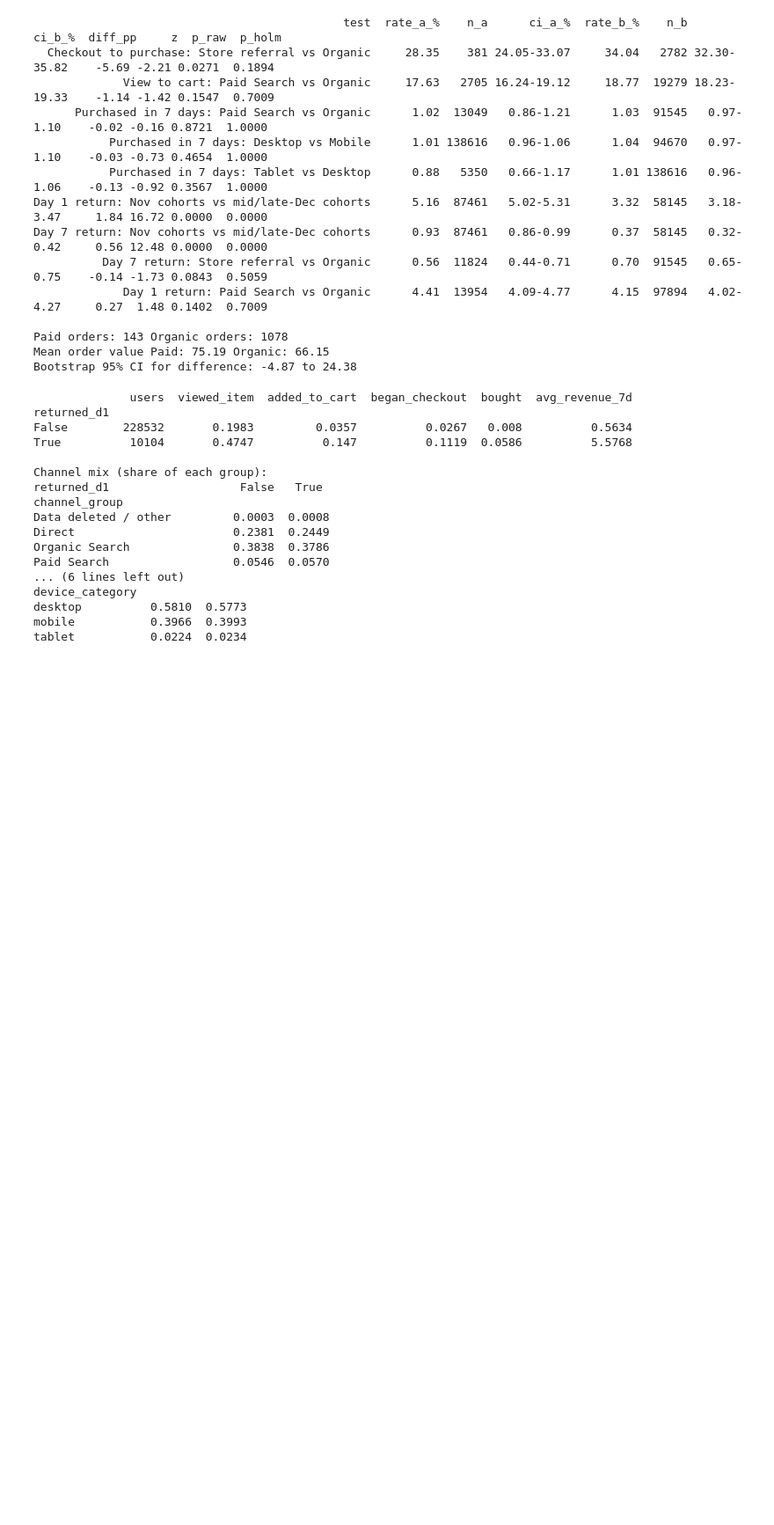
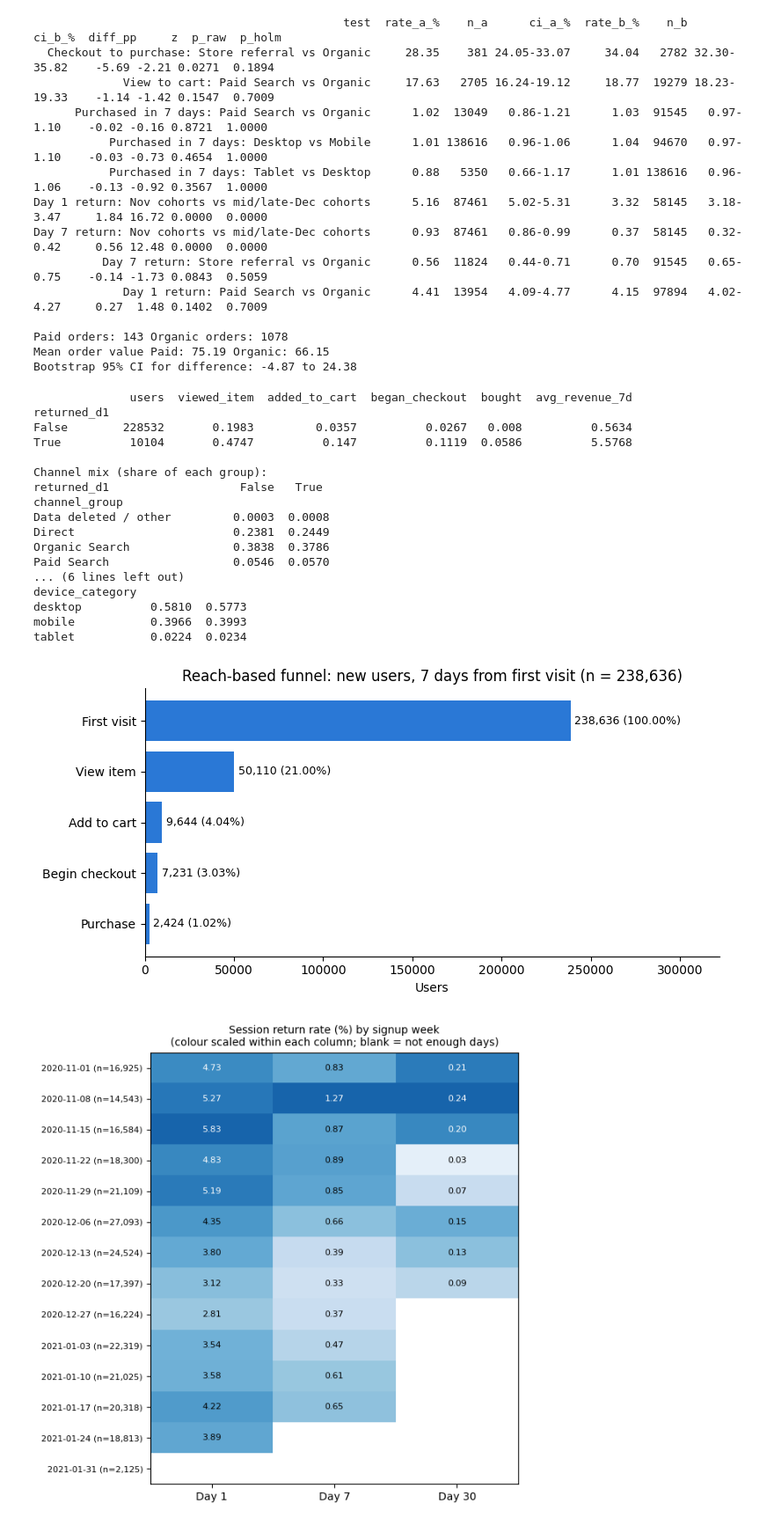
Before and after one commit to manisha17marndi-lgtm/ecommerce-funnel-retention-analytics., a Jupyter notebook: notebooks/funnel_retention_validation.ipynb, the cells around one changed output. Shown at 88% size. Saved outputs shown, nothing was run; the diff lists cells and outputs as text; code cells hidden in the pictures; blank space fills up the shorter version.

Commit message:
Add charts to validation notebook

```diff
--- a/notebooks/funnel_retention_validation.ipynb
+++ b/notebooks/funnel_retention_validation.ipynb
@@ -226,3 +226,83 @@ device_category
 desktop          0.5810  0.5773
 mobile           0.3966  0.3993
 tablet           0.0224  0.0234
+# %%
+import matplotlib.pyplot as plt
+import numpy as np
+from statsmodels.stats.proportion import proportion_confint
+from google.colab import files
+
+users['cohort_week'] = pd.to_datetime(users['cohort_week'])
+f = users[users['eligible_d7_and_funnel']].copy()
+f['bought_7d'] = f['orders_7d'] > 0
+
+# Chart 1: reach-based funnel
+stages = ['First visit', 'View item', 'Add to cart', 'Begin checkout', 'Purchase']
+counts = [len(f), int(f['did_view_item_7d'].sum()), int(f['did_add_to_cart_7d'].sum()),
+          int(f['did_begin_checkout_7d'].sum()), int(f['bought_7d'].sum())]
+fig, ax = plt.subplots(figsize=(8, 4))
+bars = ax.barh(stages[::-1], counts[::-1], color='#2a78d6')
+for b, c in zip(bars, counts[::-1]):
+    ax.text(b.get_width() + counts[0] * 0.01, b.get_y() + b.get_height() / 2,
+            f"{c:,} ({100 * c / counts[0]:.2f}%)", va='center', fontsize=9)
+ax.set_xlim(0, counts[0] * 1.35)
+ax.set_xlabel('Users')
+ax.set_title('Reach-based funnel: new users, 7 days from first visit (n = 238,636)')
+ax.spines[['top', 'right']].set_visible(False)
+plt.tight_layout()
+plt.savefig('funnel_reach_based.png', dpi=150)
+plt.show()
+
+# Chart 2: weekly cohort retention heatmap (a cohort is shown only if every user has had N days)
+last = pd.Timestamp('2021-01-31')
+rows = []
+for wk, g in users.groupby('cohort_week'):
+    row = {'cohort_week': wk.strftime('%Y-%m-%d'), 'users': len(g)}
+    for n, col in [(1, 'ret_d1_session'), (7, 'ret_d7_session'), (30, 'ret_d30_session')]:
+        row['D%d' % n] = 100 * g[col].astype(bool).mean() if wk + pd.Timedelta(days=6 + n) <= last else np.nan
+    rows.append(row)
+heat = pd.DataFrame(rows).set_index('cohort_week')
+vals = heat[['D1', 'D7', 'D30']].values
+norm = vals / np.nanmax(vals, axis=0)
+fig, ax = plt.subplots(figsize=(6.5, 6.5))
+ax.imshow(np.ma.masked_invalid(norm), cmap='Blues', aspect='auto', vmin=0, vmax=1.25)
+ax.set_xticks(range(3))
+ax.set_xticklabels(['Day 1', 'Day 7', 'Day 30'])
+ax.set_yticks(range(len(heat)))
+ax.set_yticklabels(['%s (n=%s)' % (i, format(u, ',')) for i, u in zip(heat.index, heat['users'])], fontsize=8)
+for i in range(vals.shape[0]):
+    for j in range(3):
+        if not np.isnan(vals[i, j]):
+            ax.text(j, i, '%.2f' % vals[i, j], ha='center', va='center', fontsize=8,
+                    color='white' if norm[i, j] > 0.75 else 'black')
+ax.set_title('Session return rate (%) by signup week\n(colour scaled within each column; blank = not enough days)', fontsize=10)
+plt.tight_layout()
+plt.savefig('retention_heatmap.png', dpi=150)
+plt.show()
+print(heat.round(2))
+
+# Chart 3: purchase conversion by channel with 95% intervals
+g = f[f['channel_group'] != 'Data deleted / other'].groupby('channel_group').agg(
+    n=('user_id', 'count'), x=('bought_7d', 'sum'))
+g['rate'] = 100 * g['x'] / g['n']
+lo, hi = proportion_confint(g['x'], g['n'], method='wilson')
+g['lo'] = 100 * lo
+g['hi'] = 100 * hi
+g = g.sort_values('rate')
+fig, ax = plt.subplots(figsize=(8, 4))
+ax.barh(g.index, g['rate'], xerr=[g['rate'] - g['lo'], g['hi'] - g['rate']], color='#2a78d6', capsize=3)
+overall = 100 * f['bought_7d'].mean()
+ax.axvline(overall, color='gray', linestyle='--', linewidth=1)
+ax.text(overall, -0.65, ' overall %.2f%%' % overall, fontsize=8, color='gray')
+ax.set_xlabel('Users who bought within 7 days (%), with 95% interval')
+ax.set_title('Purchase conversion by channel')
+ax.spines[['top', 'right']].set_visible(False)
+plt.tight_layout()
+plt.savefig('conversion_by_channel.png', dpi=150)
+plt.show()
+
+for name in ['funnel_reach_based.png', 'retention_heatmap.png', 'conversion_by_channel.png']:
+    files.download(name)
+# %% [output]
+[figure, added]
+[figure, added]
```
Also changed, not shown: parts of 1 cell of this notebook.
